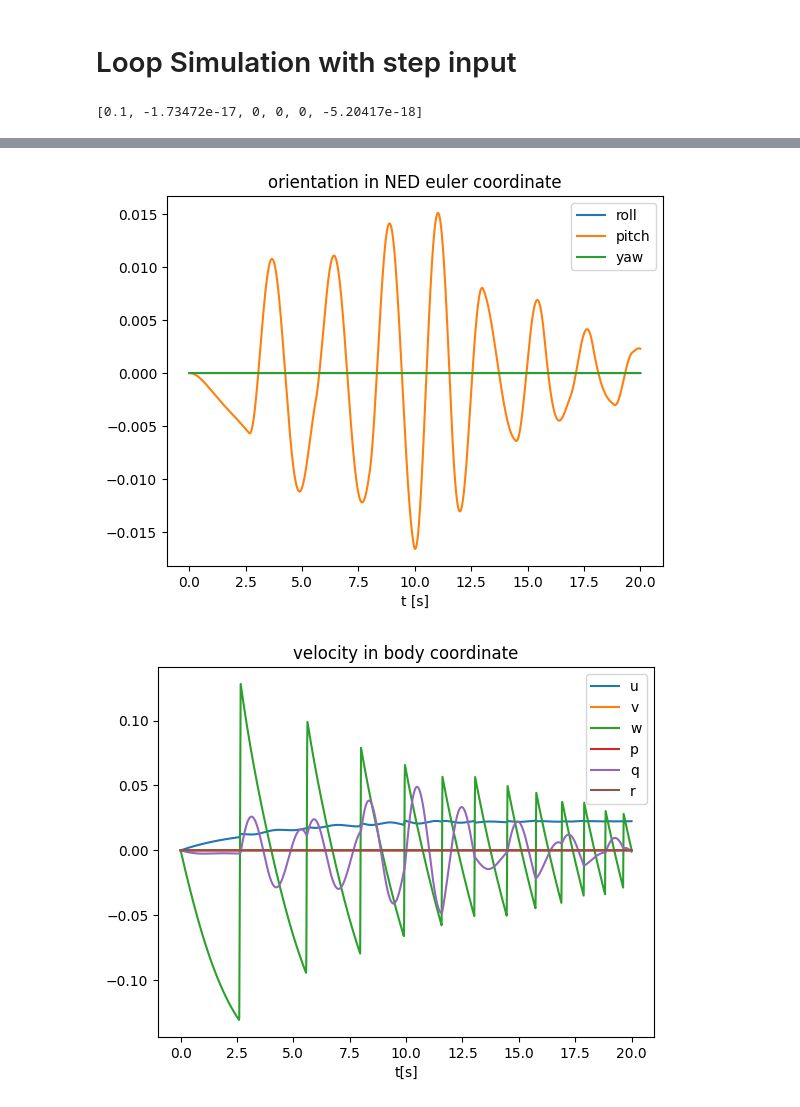
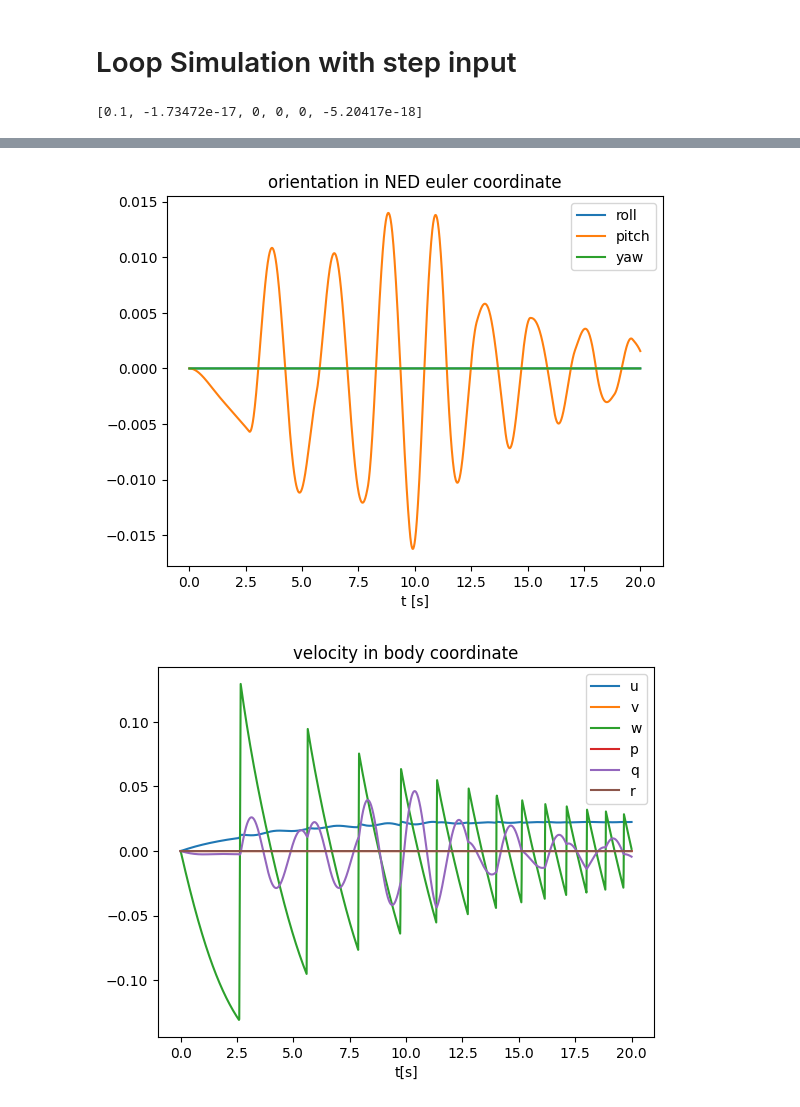
Before and after one commit to edxmorgan/diff_uv, a Jupyter notebook: usage/control_allocation.ipynb, the cells around one changed output, grey strips where cells are left out. Drawn from its saved outputs; the diff is of its cells as text; code cells hidden in the pictures.

```diff
--- a/usage/control_allocation.ipynb
+++ b/usage/control_allocation.ipynb
@@ -8,8 +8,8 @@ tau_uu.size()
 # %% [output]
 (6, 1)
 # %%
-Ftx = Fsim(sim_x, tau_uu, sim_p)
-F_alloc = Function('Vnext_Alloc',[sim_x, thru_u, Tc, sim_p],[Ftx])
+Ftx = Fsim(sim_x, tau_uu, sim_p, dt)
+F_alloc = Function('Vnext_Alloc',[sim_x, thru_u, Tc, sim_p, dt],[Ftx])
 # %%
 # convert principal forces to thruster forces for example
 thruster_effort = np.linalg.pinv(blue.thrust_config)@np.array([0.0, 0.0, 0.0, 0.0, 0.0, 0.0])
@@ -36,7 +36,7 @@ thruster_effort = np.linalg.pinv(blue.thrust_config)@np.array([0.1, 0.0, 0.0, 0.
 
 print(tau_f_Tc(blue.thrust_config, thruster_effort))
 # forces
-res = sim(x0, thruster_effort, blue.thrust_config, blue.sim_params)
+res = sim(x0, thruster_effort, blue.thrust_config, blue.sim_params, blue.dt_s)
 res.T
 
 t = np.linspace(0, blue.T, blue.N+1)
@@ -66,2 +66,2 @@ plt.show()
-[figure, old version]
+[figure, new version]
-[figure, old version]
+[figure, new version]
```
Also changed, not shown: parts of 2 cells of this notebook, 9 other files.
